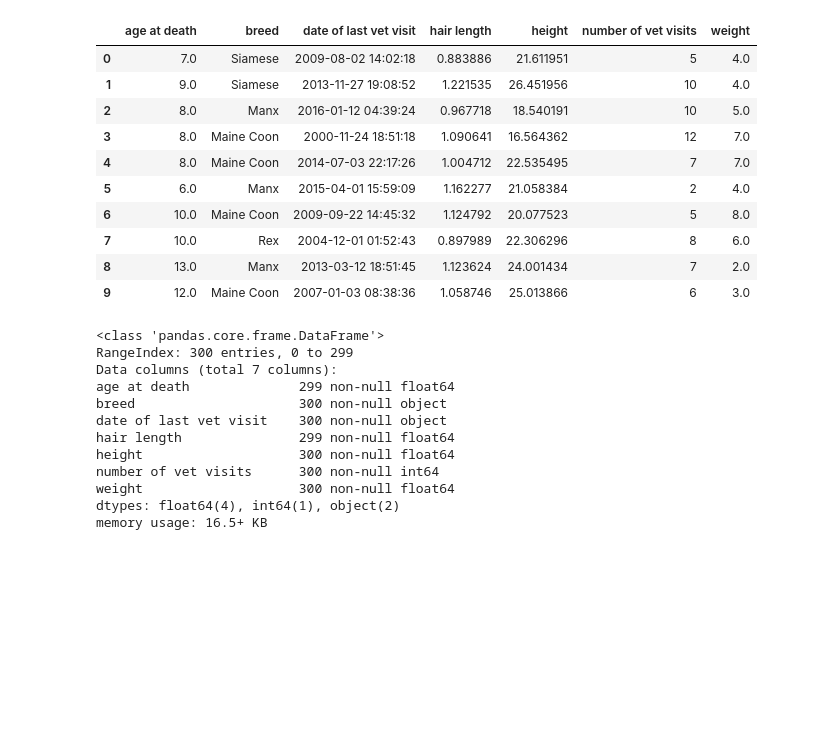
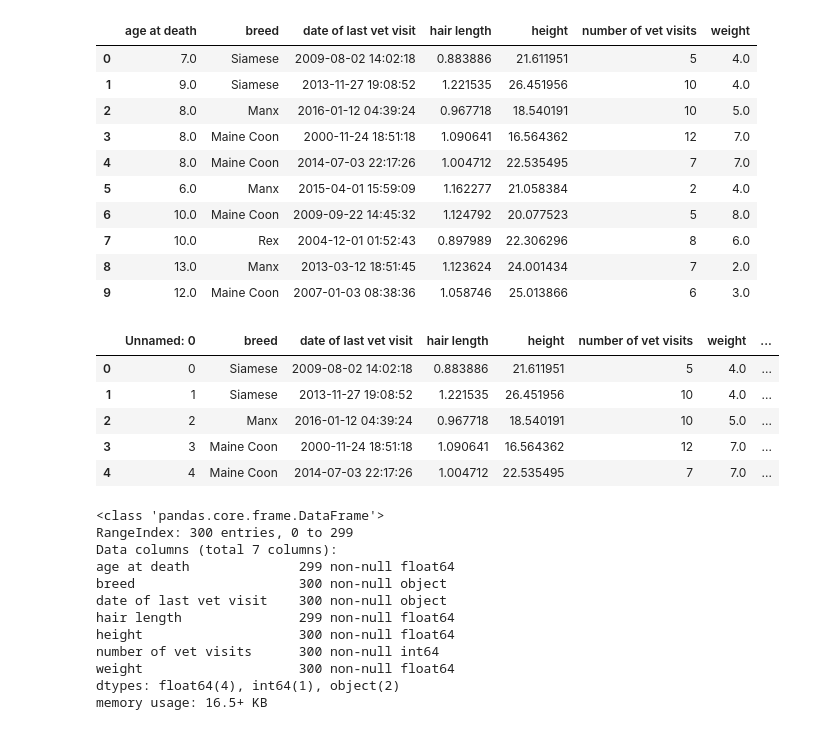
Before and after one commit to Lee-SL/machineLearningCodeChallenge, a Jupyter notebook: JupyterNotebooks/scratchpad.ipynb, the cells around one changed output. Drawn from its saved outputs; the diff is of its cells as text; code cells hidden in the pictures; blank space fills up the shorter version.

```diff
--- a/JupyterNotebooks/scratchpad.ipynb
+++ b/JupyterNotebooks/scratchpad.ipynb
@@ -18,3 +23,5 @@ cats = cats[inputCols]
+# %%
+cats_preds = pd.read_csv('../output/cats.csv')
 # %%
 cats.head(10)
 # %% [output]
@@ -29,6 +36,15 @@ cats.head(10)
 | 7 | 10.0 | Rex | 2004-12-01 01:52:43 | 0.897989 | 22.306296 | 8 | 6.0 |
 | 8 | 13.0 | Manx | 2013-03-12 18:51:45 | 1.123624 | 24.001434 | 7 | 2.0 |
 | 9 | 12.0 | Maine Coon | 2007-01-03 08:38:36 | 1.058746 | 25.013866 | 6 | 3.0 |
+# %%
+cats_preds.head()
+# %% [output]
+|  | Unnamed: 0 | breed | date of last vet visit | hair length | height | number of vet visits | weight | ... |
+| 0 | 0 | Siamese | 2009-08-02 14:02:18 | 0.883886 | 21.611951 | 5 | 4.0 | ... |
+| 1 | 1 | Siamese | 2013-11-27 19:08:52 | 1.221535 | 26.451956 | 10 | 4.0 | ... |
+| 2 | 2 | Manx | 2016-01-12 04:39:24 | 0.967718 | 18.540191 | 10 | 5.0 | ... |
+| 3 | 3 | Maine Coon | 2000-11-24 18:51:18 | 1.090641 | 16.564362 | 12 | 7.0 | ... |
+| 4 | 4 | Maine Coon | 2014-07-03 22:17:26 | 1.004712 | 22.535495 | 7 | 7.0 | ... |
 # %%
 cats.info()
 #Data quality is good with very few to no null values.
```
Also changed, not shown: parts of 4 cells of this notebook, 9 other files.
